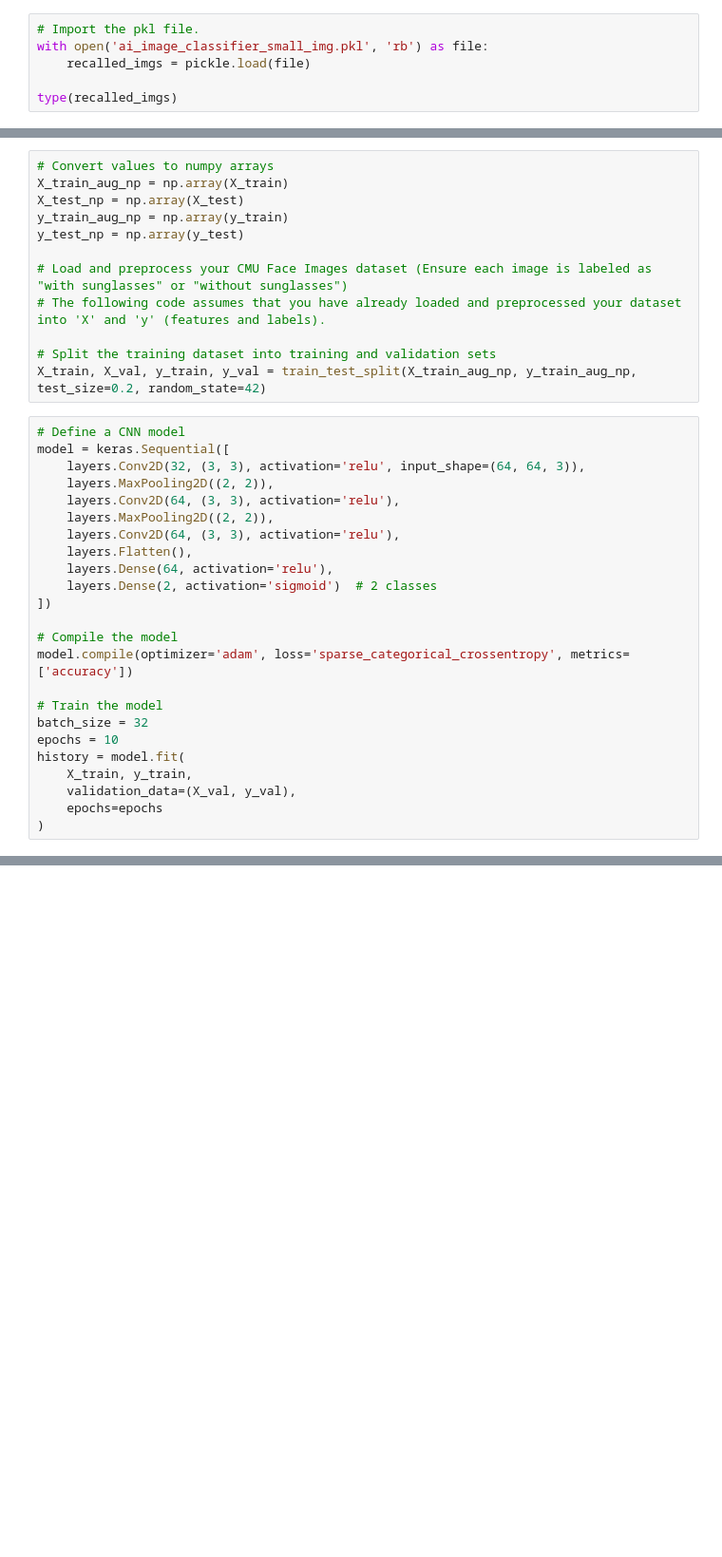
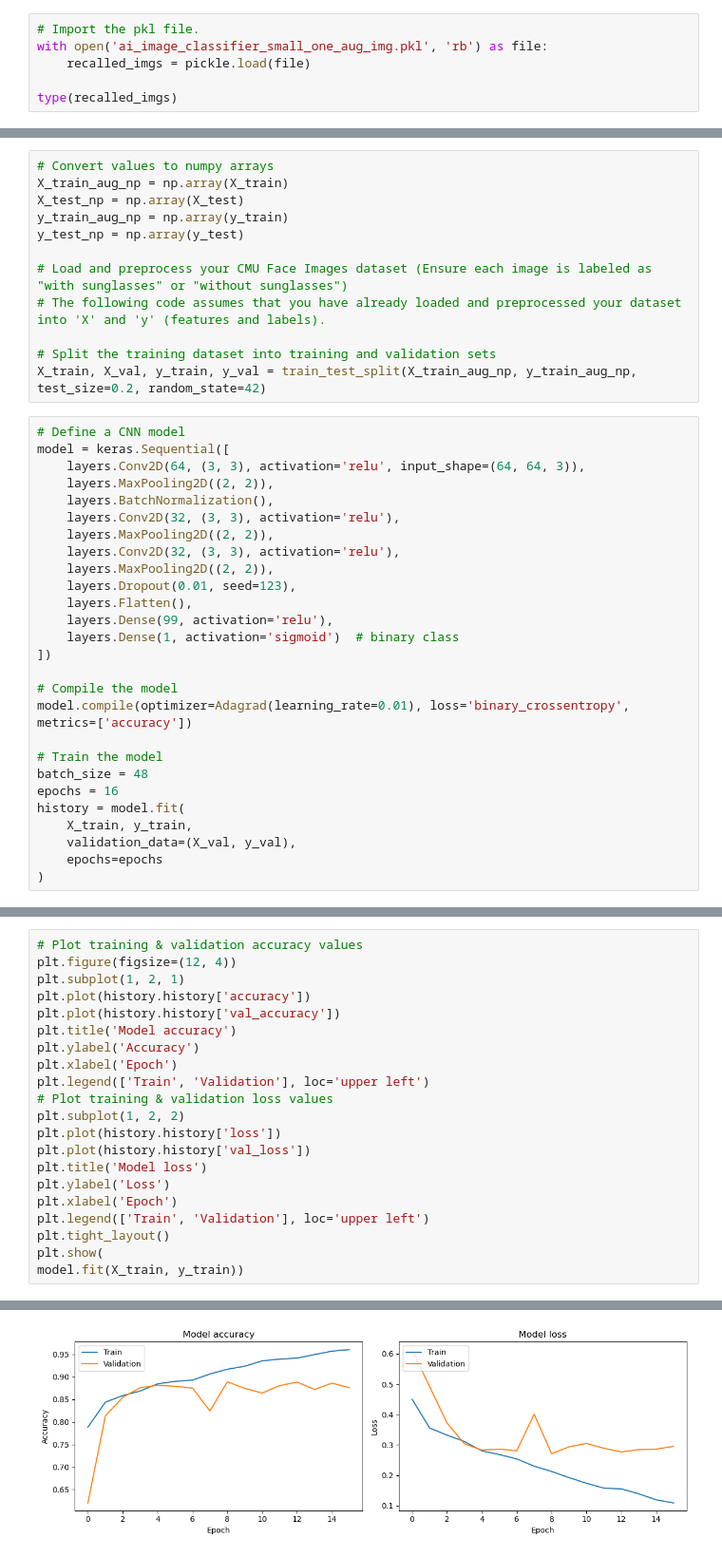
Before and after one commit to jessepoljak/ai-image-classifier, a Jupyter notebook: ai_image_classifier_model.ipynb, the cells around one changed output, grey strips where cells are left out. Shown at 95% size. Drawn from its saved outputs; the diff is of its cells as text; blank space fills up the shorter version.

```diff
--- a/ai_image_classifier_model.ipynb
+++ b/ai_image_classifier_model.ipynb
@@ -10,6 +11,6 @@ from tensorflow.keras.optimizers import Adam
 # %%
 # Import the pkl file.
-with open('ai_image_classifier_small_img.pkl', 'rb') as file:
+with open('ai_image_classifier_small_one_aug_img.pkl', 'rb') as file:
     recalled_imgs = pickle.load(file)
 
 type(recalled_imgs)
@@ -36,22 +37,25 @@ X_train, X_val, y_train, y_val = train_test_split(X_train_aug_np, y_train_aug_np
 # %%
 # Define a CNN model
 model = keras.Sequential([
-    layers.Conv2D(32, (3, 3), activation='relu', input_shape=(64, 64, 3)),
+    layers.Conv2D(64, (3, 3), activation='relu', input_shape=(64, 64, 3)),
     layers.MaxPooling2D((2, 2)),
-    layers.Conv2D(64, (3, 3), activation='relu'),
+    layers.BatchNormalization(),
+    layers.Conv2D(32, (3, 3), activation='relu'),
     layers.MaxPooling2D((2, 2)),
-    layers.Conv2D(64, (3, 3), activation='relu'),
+    layers.Conv2D(32, (3, 3), activation='relu'),
+    layers.MaxPooling2D((2, 2)),
+    layers.Dropout(0.01, seed=123),
     layers.Flatten(),
-    layers.Dense(64, activation='relu'),
-    layers.Dense(2, activation='sigmoid')  # 2 classes
+    layers.Dense(99, activation='relu'),
+    layers.Dense(1, activation='sigmoid')  # binary class
 ])
 
 # Compile the model
-model.compile(optimizer='adam', loss='sparse_categorical_crossentropy', metrics=['accuracy'])
+model.compile(optimizer=Adagrad(learning_rate=0.01), loss='binary_crossentropy', metrics=['accuracy'])
 
 # Train the model
-batch_size = 32
-epochs = 10
+batch_size = 48
+epochs = 16
 history = model.fit(
     X_train, y_train,
     validation_data=(X_val, y_val),
@@ -86,0 +89,22 @@ model.evaluate(X_test, y_test)
+# %%
+# Plot training & validation accuracy values
+plt.figure(figsize=(12, 4))
+plt.subplot(1, 2, 1)
+plt.plot(history.history['accuracy'])
+plt.plot(history.history['val_accuracy'])
+plt.title('Model accuracy')
+plt.ylabel('Accuracy')
+plt.xlabel('Epoch')
+plt.legend(['Train', 'Validation'], loc='upper left')
+# Plot training & validation loss values
+plt.subplot(1, 2, 2)
+plt.plot(history.history['loss'])
+plt.plot(history.history['val_loss'])
+plt.title('Model loss')
+plt.ylabel('Loss')
+plt.xlabel('Epoch')
+plt.legend(['Train', 'Validation'], loc='upper left')
+plt.tight_layout()
+plt.show(
+model.fit(X_train, y_train))
+# %% [output]
@@ -86,0 +112 @@ model.evaluate(X_test, y_test)
+[figure, added]
```
Also changed, not shown: parts of 7 cells of this notebook, 6 other files.
